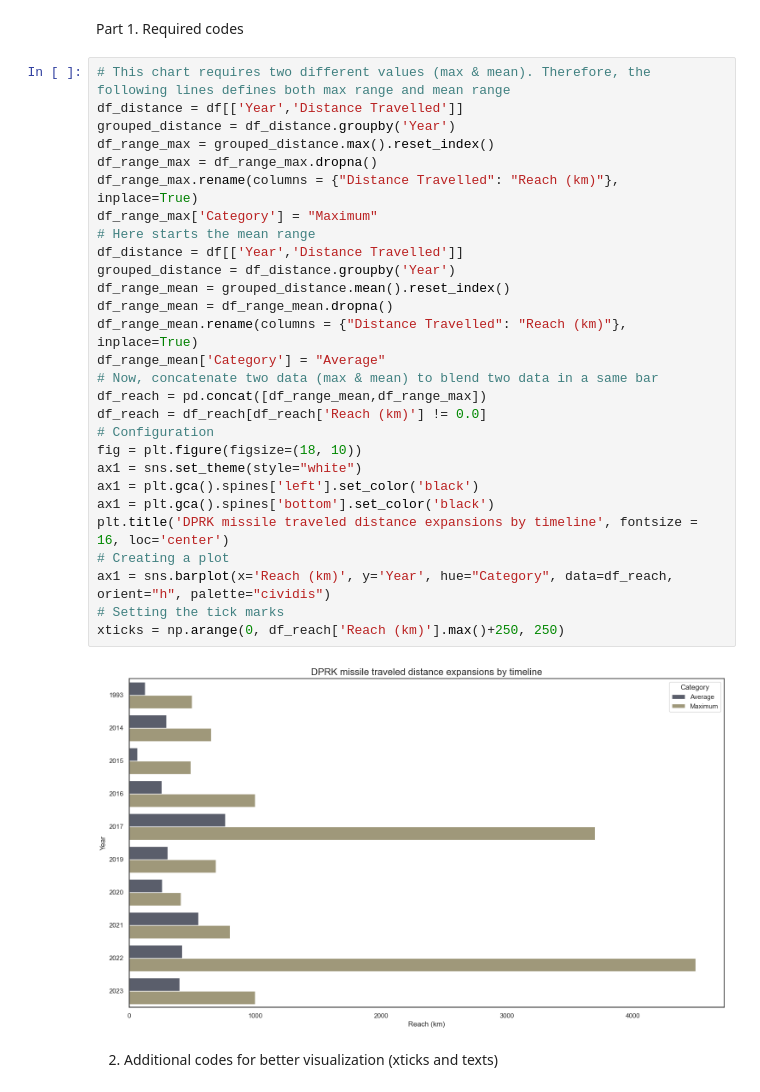
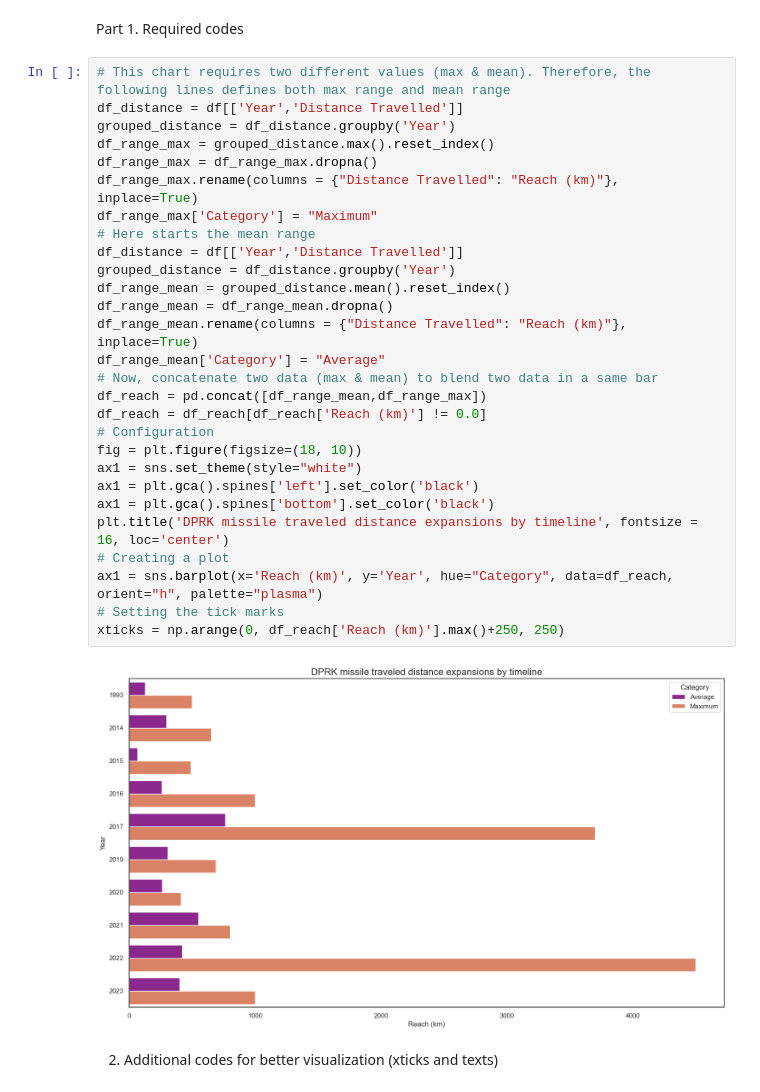
Before and after one commit to mesege1/dprk_missile_stats, a Jupyter notebook: src/mean_max.ipynb, the cells around one changed output. Cells and saved outputs as stored; diff of their text form.

```diff
--- a/src/mean_max.ipynb
+++ b/src/mean_max.ipynb
@@ -41,33 +41,33 @@ Part 1. Required codes
 # %%
 # This chart requires two different values (max & mean). Therefore, the following lines defines both max range and mean range
 df_distance = df[['Year','Distance Travelled']]
 grouped_distance = df_distance.groupby('Year')
 df_range_max = grouped_distance.max().reset_index()
 df_range_max = df_range_max.dropna()
 df_range_max.rename(columns = {"Distance Travelled": "Reach (km)"}, inplace=True)
 df_range_max['Category'] = "Maximum"
 # Here starts the mean range
 df_distance = df[['Year','Distance Travelled']]
 grouped_distance = df_distance.groupby('Year')
 df_range_mean = grouped_distance.mean().reset_index()
 df_range_mean = df_range_mean.dropna()
 df_range_mean.rename(columns = {"Distance Travelled": "Reach (km)"}, inplace=True)
 df_range_mean['Category'] = "Average"
 # Now, concatenate two data (max & mean) to blend two data in a same bar
 df_reach = pd.concat([df_range_mean,df_range_max])
 df_reach = df_reach[df_reach['Reach (km)'] != 0.0]
 # Configuration
 fig = plt.figure(figsize=(18, 10))
 ax1 = sns.set_theme(style="white")
 ax1 = plt.gca().spines['left'].set_color('black')
 ax1 = plt.gca().spines['bottom'].set_color('black')
 plt.title('DPRK missile traveled distance expansions by timeline', fontsize = 16, loc='center')
 # Creating a plot
-ax1 = sns.barplot(x='Reach (km)', y='Year', hue="Category", data=df_reach, orient="h", palette="cividis")
+ax1 = sns.barplot(x='Reach (km)', y='Year', hue="Category", data=df_reach, orient="h", palette="plasma")
 # Setting the tick marks
 xticks = np.arange(0, df_reach['Reach (km)'].max()+250, 250)
 # %% [output]
-[figure, old version]
+[figure, new version]
 # %% [markdown]
 2. Additional codes for better visualization (xticks and texts)
 # %%
```
Also changed, not shown: 4 other files.
